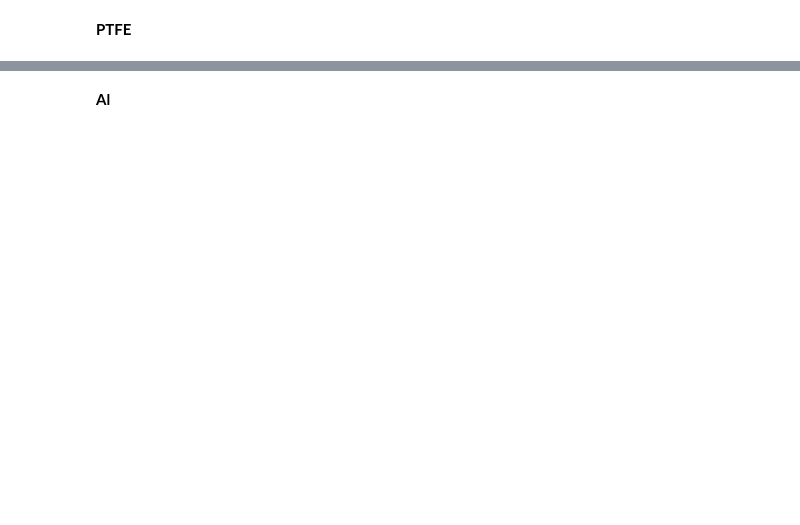
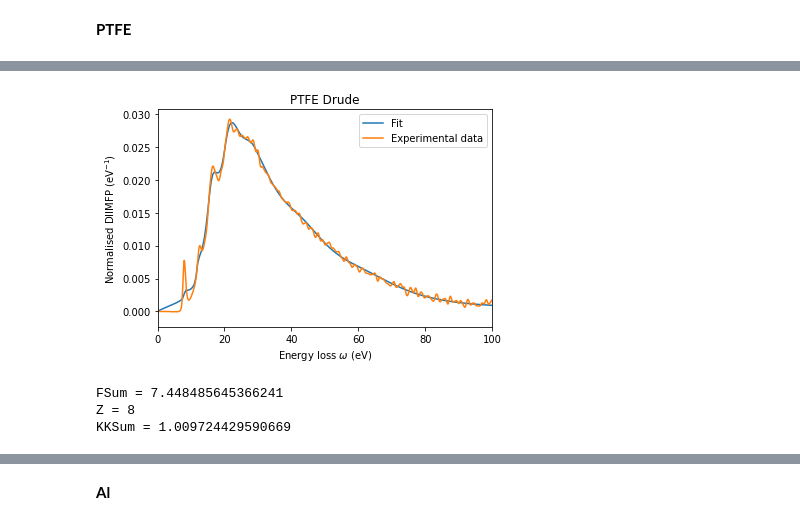
Before and after one commit to oridzel/optical-data-fit, a Jupyter notebook: Development/NLopt_fitting-imfpolymers.ipynb, the cells around one changed output, grey strips where cells are left out. Cells and saved outputs as stored; diff of their text form; code cells hidden in the pictures; blank space fills up the shorter version.

```diff
--- a/Development/NLopt_fitting-imfpolymers.ipynb
+++ b/Development/NLopt_fitting-imfpolymers.ipynb
@@ -158,3 +137,8 @@ ptfe_drude_full_dispersion.q_dependency = None
+# %%
+with open(oscpath + 'Insulators/ptfe_drude.pkl', 'rb') as input:
+    ptfe_drude = pickle.load(input)
+ptfe_drude.q_dependency = 1
+ptfe_drude.oscillators.alpha = 0.15
 # %%
 fd = pd.read_csv('../diimfp/ptfe_diimfp.dat',sep=' ',header=None)
 exp_diimfp = fd.values
@@ -163,7 +147,7 @@ y_exp = exp_diimfp[:,1]
 # %%
 opt_ptfe = opt.OptFit(ptfe_drude, x_exp, y_exp, 1600)
 # %%
-result_ptfe = opt_ptfe.runOptimisation(maxeval=500)
+result_ptfe = opt_ptfe.runOptimisation(maxeval=1000)
 # %%
 oscOptimised_ptfe = opt_ptfe.vec2Struct(result_ptfe)
 # %%
@@ -183,4 +167,6 @@ with open(oscpath + f'Insulators/{oscOptimised.name}_{oscOptimised.model}_q_disp
 # %%
+oscOptimised_ptfe.calculateDIIMFP(opt_.E0)
+
 plt.figure()
 plt.plot(oscOptimised_ptfe.DIIMFP_E,oscOptimised_ptfe.DIIMFP,label='Fit')
 plt.plot(x_exp,y_exp,label='Experimental data')
@@ -196,10 +180,15 @@ plt.show()
+[figure, added]
 # %%
-fsum = oscOptimised.evaluateFsum()
+fsum = oscOptimised_ptfe.evaluateFsum()
 print('FSum = {}'.format(fsum))
-print('Z = {}'.format(oscOptimised.Z))
+print('Z = {}'.format(oscOptimised_ptfe.Z))
 
-kksum = oscOptimised.evaluateKKsum()
+kksum = oscOptimised_ptfe.evaluateKKsum()
 print('KKSum = {}'.format(kksum))
+# %% [output]
+FSum = 7.448485645366241
+Z = 8
+KKSum = 1.009724429590669
 # %%
 with open(oscpath + 'Insulators/ptfe_drude_no_dispersion.pkl', 'rb') as input:
     ptfe_drude_no_dispersion = pickle.load(input)
```
Also changed, not shown: parts of 13 cells of this notebook, 4 other files.
